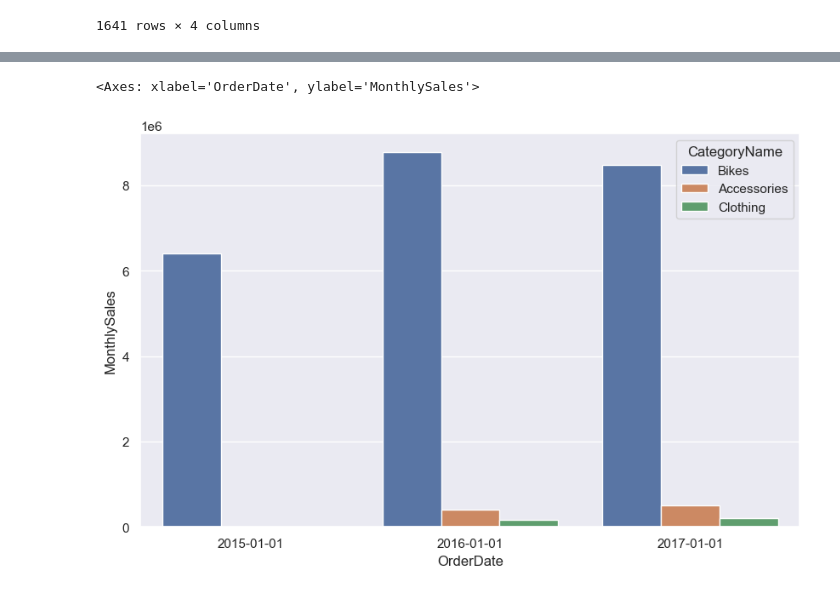
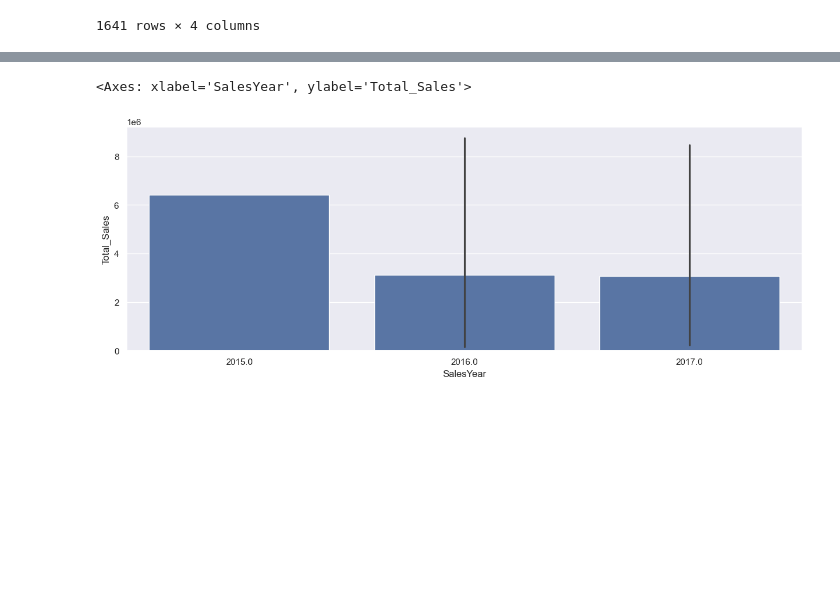
Before and after one commit to Nishanth09121996/AA-Python-2024, a Jupyter notebook: 11-Pandas/28-SuperSales.ipynb, the cells around one changed output, grey strips where cells are left out. Saved outputs shown, nothing was run; the diff lists cells and outputs as text; code cells hidden in the pictures; blank space fills up the shorter version.

```diff
--- a/11-Pandas/28-SuperSales.ipynb
+++ b/11-Pandas/28-SuperSales.ipynb
@@ -95,2 +135,7 @@ Index(['OrderDate', 'CategoryName', 'MonthlySales'], dtype='object')
 # %%
 import matplotlib.pyplot as plt
+sns.barplot(x=SalesByProduct['SalesYear'],y=SalesByProduct['Total_Sales'])
+plt.plot()
+# %% [output]
+<Axes: xlabel='SalesYear', ylabel='Total_Sales'>
+[figure, added]
@@ -99,8 +141,0 @@ sns.set(rc={'figure.figsize':(10, 10)})
-# %%
-sns.barplot(x=SalesByProductDaily['OrderDate']\
-            ,y=SalesByProductDaily['MonthlySales']\
-            ,data=SalesByProductDaily,\
-            hue=SalesByProductDaily['CategoryName'])
-# %% [output]
-<Axes: xlabel='OrderDate', ylabel='MonthlySales'>
-[figure, removed]
```
Also changed, not shown: parts of 16 cells of this notebook, 5 other files.
